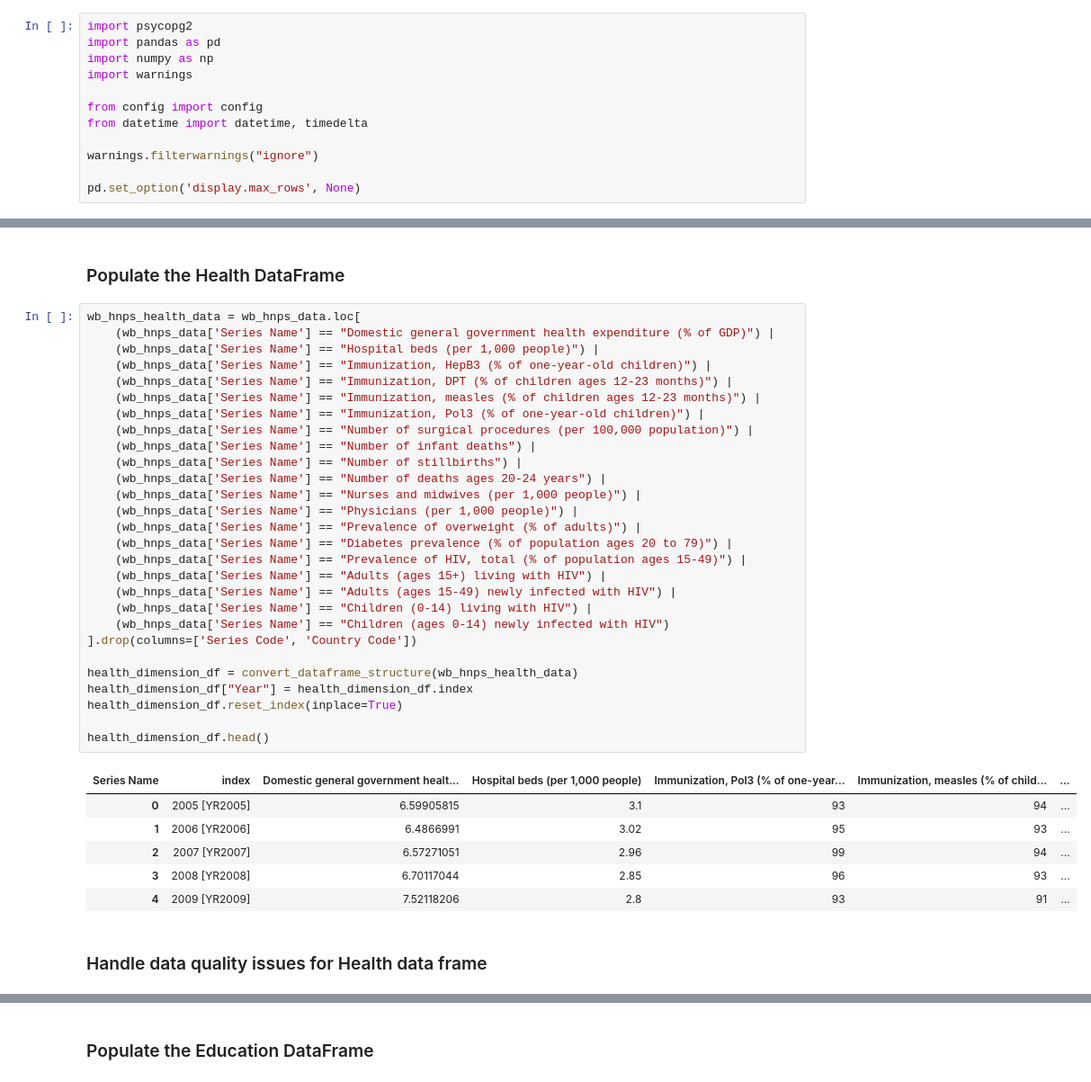
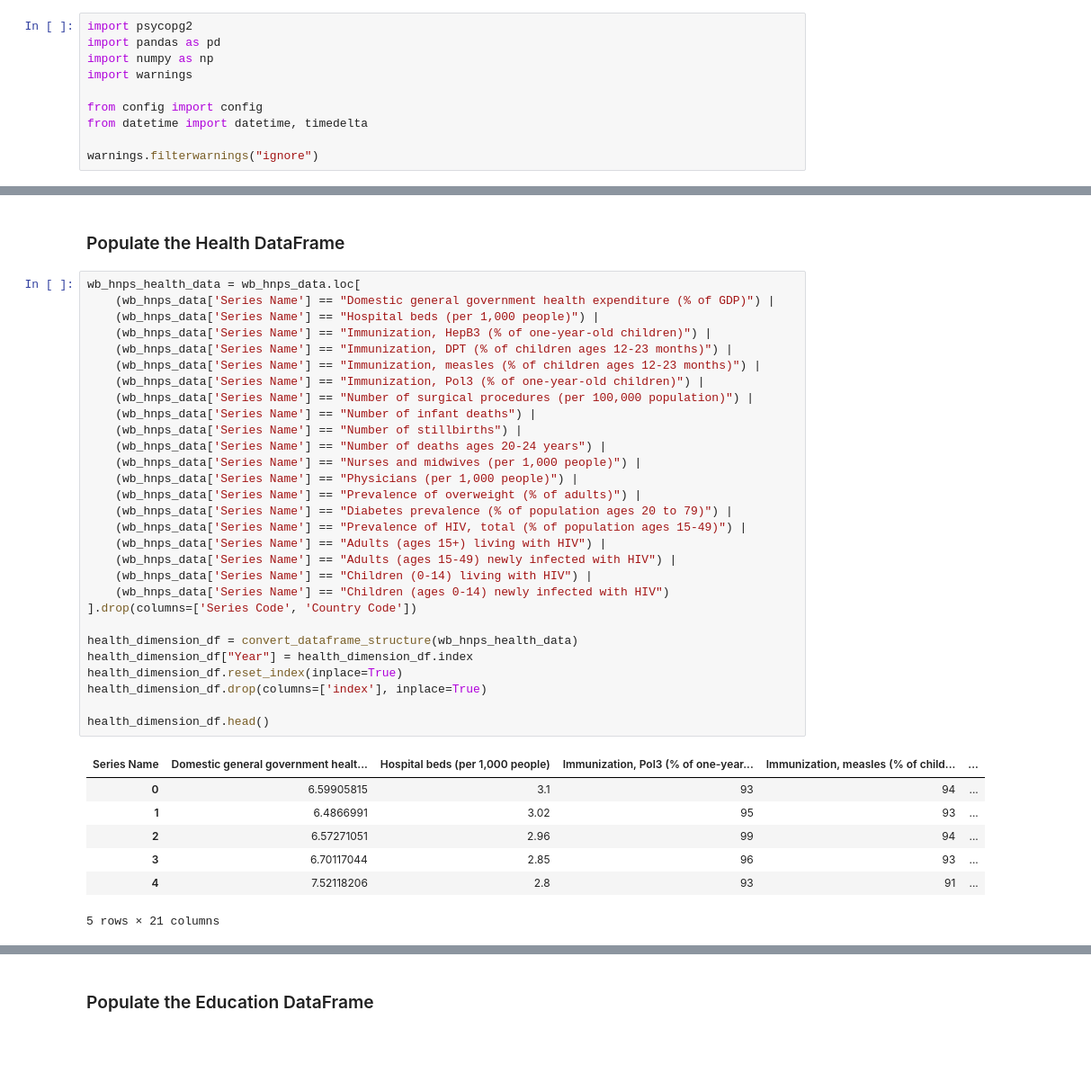
Before and after one commit to nseniow/Data-Science-Project, a Jupyter notebook: test.ipynb, the cells around one changed output, grey strips where cells are left out. Shown: that part at 90% size. Drawn from its saved outputs; the diff is of its cells as text; blank space fills up the shorter version.

```diff
--- a/test.ipynb
+++ b/test.ipynb
@@ -10,7 +10,5 @@ from config import config
 from datetime import datetime, timedelta
 
 warnings.filterwarnings("ignore")
-
-pd.set_option('display.max_rows', None)
 # %% [markdown]
 ### Define connect method to connect to the postgres database and return the connection
@@ -483,37 +516,37 @@ quality_of_life_dimension_df.head()
 # %%
 wb_hnps_health_data = wb_hnps_data.loc[
     (wb_hnps_data['Series Name'] == "Domestic general government health expenditure (% of GDP)") |
     (wb_hnps_data['Series Name'] == "Hospital beds (per 1,000 people)") |
     (wb_hnps_data['Series Name'] == "Immunization, HepB3 (% of one-year-old children)") |
     (wb_hnps_data['Series Name'] == "Immunization, DPT (% of children ages 12-23 months)") |
     (wb_hnps_data['Series Name'] == "Immunization, measles (% of children ages 12-23 months)") |
     (wb_hnps_data['Series Name'] == "Immunization, Pol3 (% of one-year-old children)") |
     (wb_hnps_data['Series Name'] == "Number of surgical procedures (per 100,000 population)") |
     (wb_hnps_data['Series Name'] == "Number of infant deaths") |
     (wb_hnps_data['Series Name'] == "Number of stillbirths") |
     (wb_hnps_data['Series Name'] == "Number of deaths ages 20-24 years") |
     (wb_hnps_data['Series Name'] == "Nurses and midwives (per 1,000 people)") |
     (wb_hnps_data['Series Name'] == "Physicians (per 1,000 people)") |
     (wb_hnps_data['Series Name'] == "Prevalence of overweight (% of adults)") |
     (wb_hnps_data['Series Name'] == "Diabetes prevalence (% of population ages 20 to 79)") |
     (wb_hnps_data['Series Name'] == "Prevalence of HIV, total (% of population ages 15-49)") |
     (wb_hnps_data['Series Name'] == "Adults (ages 15+) living with HIV") |
     (wb_hnps_data['Series Name'] == "Adults (ages 15-49) newly infected with HIV") |
     (wb_hnps_data['Series Name'] == "Children (0-14) living with HIV") |
     (wb_hnps_data['Series Name'] == "Children (ages 0-14) newly infected with HIV")
 ].drop(columns=['Series Code', 'Country Code'])
 
 health_dimension_df = convert_dataframe_structure(wb_hnps_health_data)
 health_dimension_df["Year"] = health_dimension_df.index
 health_dimension_df.reset_index(inplace=True)
+health_dimension_df.drop(columns=['index'], inplace=True)
 
 health_dimension_df.head()
 # %% [output]
-| Series Name | index | Domestic general government healt... | Hospital beds (per 1,000 people) | Immunization, Pol3 (% of one-year... | Immunization, measles (% of child... | ... |
-| 0 | 2005 [YR2005] | 6.59905815 | 3.1 | 93 | 94 | ... |
-| 1 | 2006 [YR2006] | 6.4866991 | 3.02 | 95 | 93 | ... |
-| 2 | 2007 [YR2007] | 6.57271051 | 2.96 | 99 | 94 | ... |
-| 3 | 2008 [YR2008] | 6.70117044 | 2.85 | 96 | 93 | ... |
-| 4 | 2009 [YR2009] | 7.52118206 | 2.8 | 93 | 91 | ... |
+| Series Name | Domestic general government healt... | Hospital beds (per 1,000 people) | Immunization, Pol3 (% of one-year... | Immunization, measles (% of child... | ... |
+| 0 | 6.59905815 | 3.1 | 93 | 94 | ... |
+| 1 | 6.4866991 | 3.02 | 95 | 93 | ... |
+| 2 | 6.57271051 | 2.96 | 99 | 94 | ... |
+| 3 | 6.70117044 | 2.85 | 96 | 93 | ... |
+| 4 | 7.52118206 | 2.8 | 93 | 91 | ... |
+5 rows × 21 columns
-# %% [markdown]
-### Handle data quality issues for Health data frame
```
Also changed, not shown: parts of 29 cells of this notebook.
